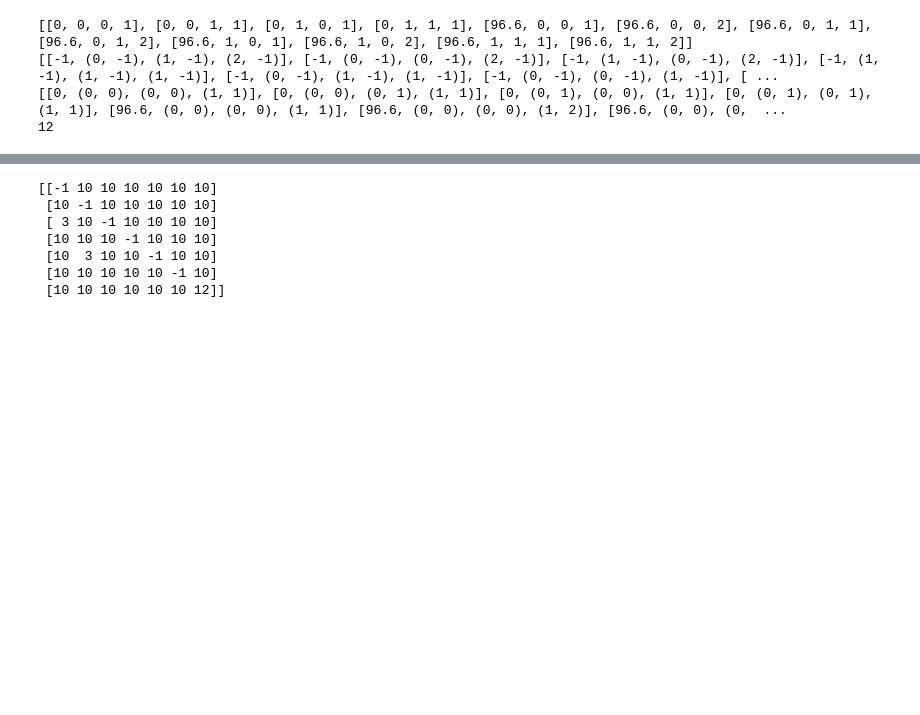
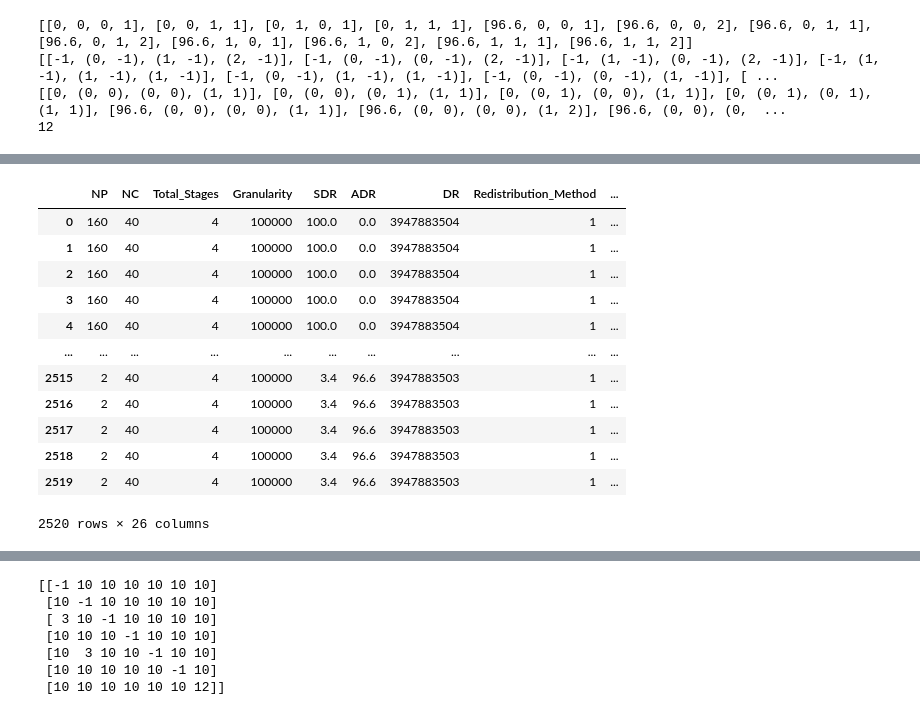
Before and after one commit to hpca-uji/Proteo, a Jupyter notebook: Analysis/new_analyser.ipynb, the cells around one changed output, grey strips where cells are left out. Drawn from its saved outputs; the diff is of its cells as text; code cells hidden in the pictures; blank space fills up the shorter version.

```diff
--- a/Analysis/new_analyser.ipynb
+++ b/Analysis/new_analyser.ipynb
@@ -347,0 +358,16 @@ KeyError: 0
+# %%
+dfM
+# %% [output]
+|  | NP | NC | Total_Stages | Granularity | SDR | ADR | DR | Redistribution_Method | ... |
+| 0 | 160 | 40 | 4 | 100000 | 100.0 | 0.0 | 3947883504 | 1 | ... |
+| 1 | 160 | 40 | 4 | 100000 | 100.0 | 0.0 | 3947883504 | 1 | ... |
+| 2 | 160 | 40 | 4 | 100000 | 100.0 | 0.0 | 3947883504 | 1 | ... |
+| 3 | 160 | 40 | 4 | 100000 | 100.0 | 0.0 | 3947883504 | 1 | ... |
+| 4 | 160 | 40 | 4 | 100000 | 100.0 | 0.0 | 3947883504 | 1 | ... |
+| ... | ... | ... | ... | ... | ... | ... | ... | ... | ... |
+| 2515 | 2 | 40 | 4 | 100000 | 3.4 | 96.6 | 3947883503 | 1 | ... |
+| 2516 | 2 | 40 | 4 | 100000 | 3.4 | 96.6 | 3947883503 | 1 | ... |
+| 2517 | 2 | 40 | 4 | 100000 | 3.4 | 96.6 | 3947883503 | 1 | ... |
+| 2518 | 2 | 40 | 4 | 100000 | 3.4 | 96.6 | 3947883503 | 1 | ... |
+| 2519 | 2 | 40 | 4 | 100000 | 3.4 | 96.6 | 3947883503 | 1 | ... |
+2520 rows × 26 columns
```
Also changed, not shown: parts of 4 cells of this notebook.
